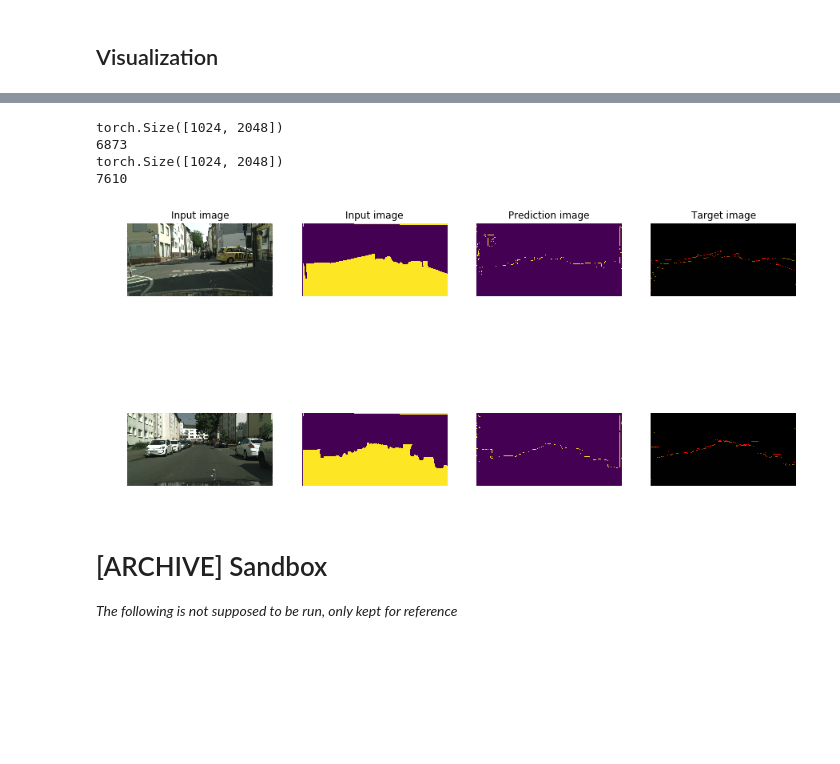
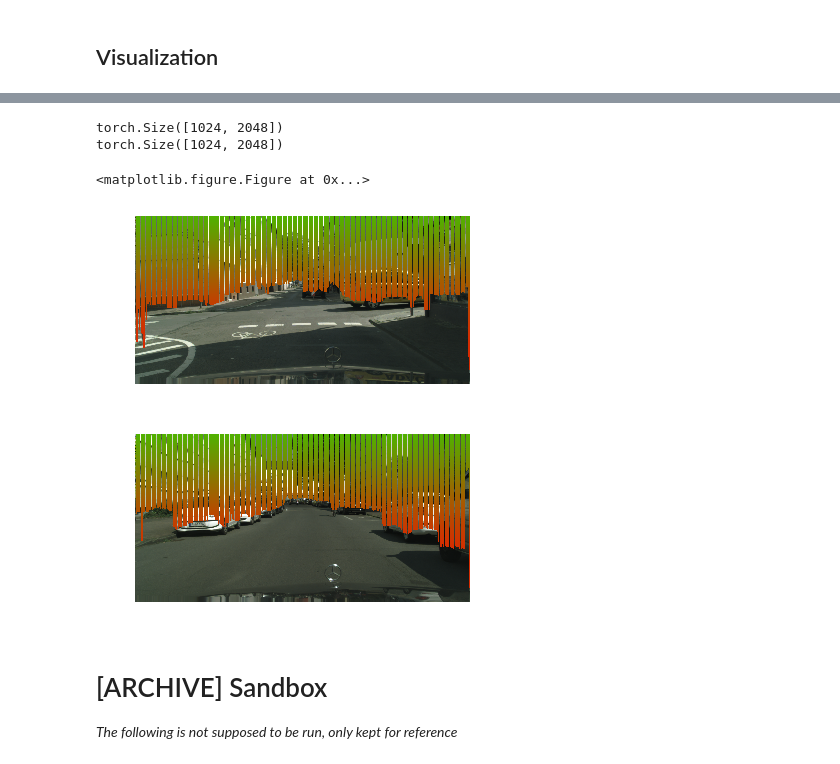
Before and after one commit to Zhuyue0324/dlcv1718, a Jupyter notebook: DL4CV_project.ipynb, the cells around one changed output, grey strips where cells are left out. Saved outputs shown, nothing was run; the diff lists cells and outputs as text; code cells hidden in the pictures; blank space fills up the shorter version.

Commit message:
Stixel visualization in progress

```diff
--- a/DL4CV_project.ipynb
+++ b/DL4CV_project.ipynb
@@ -300,88 +401,46 @@ KeyboardInterrupt:
 # %%
 NB_SAMPLE_IMGS = 2
-plt.figure(figsize=(15, 4 * NB_SAMPLE_IMGS))
+fig = plt.figure()
 OFFSET = SLICE_WIDTH - 2 * STRIDE
 for i in range (NB_SAMPLE_IMGS):
+    fig = plt.figure()
     x,y=DATA_VAL[i]
     inputs = x.unsqueeze(0)
     outputs = inputs[:,0:2,:,:].clone()
 
     for j in range (NUM_SLICES): #added
 
             inputs_temp = inputs[:, :, :, j*STRIDE : j*STRIDE + SLICE_WIDTH]   ### added
 
             if USE_GPU:
                 inputs_temp = inputs_temp.cuda()
 
             inputs_temp = Variable(inputs_temp)
             #print(outputs[:, :, :, i*STRIDE+OFFSET : (i+1)*STRIDE+OFFSET].shape)
             #print(NET(inputs_temp).data[:, :, :, OFFSET : STRIDE+OFFSET].shape)
             outputs[:, :, :, j*STRIDE+OFFSET : (j+1)*STRIDE+OFFSET]=\
             NET(inputs_temp).data[:, :, :, OFFSET : STRIDE+OFFSET]
     _, preds = torch.max(outputs, 1)
     pred = preds[0].cpu()
     print(pred.shape)
     img, target = x.numpy(), y.numpy()
-
-
-
-
-    # img
-    plt.subplot(NB_SAMPLE_IMGS, 4, i * 4 + 1)
+    red = reduce(target, ROAD_LABELS)
+    npred = pred.numpy()
+    es = edge_smoother(npred)
+    plt.subplot(1,1,1)
     plt.axis('off')
-    plt.imshow(img.transpose(1,2,0))
-    if i == 0:
-        plt.title("Input image")
-    """
-
-    # target
-    plt.subplot(NB_SAMPLE_IMGS, 4, i * 4 + 2)
-    plt.axis('off')
-    plt.imshow(lowest_non_road_color(img, target))
-    if i == 0:
-        plt.title("Target image")
-    """
-    # target reduced to 2 classes
-    plt.subplot(NB_SAMPLE_IMGS, 4, i * 4 + 2)
-    plt.axis('off')
-    red = reduce(target, ROAD_LABELS)
-    plt.imshow(red)
-    if i == 0:
-        plt.title("Input image")
-
-    # pred
-    npred = pred.numpy()
-    plt.subplot(NB_SAMPLE_IMGS, 4, i * 4 + 3)
-    plt.axis('off')
-    es = edge_smoother(npred)
-    plt.imshow(es)
-    if i == 0:
-        plt.title("Prediction image")
-
-    # comparison
-    plt.subplot(NB_SAMPLE_IMGS, 4, i * 4 + 4)
-    plt.axis('off')
-    comp = compare(red, es)
+    #comp = compare(red, es)
+    comp = stixel_bar(img, es, STRIDE)
     plt.imshow(comp)
-    if i == 0:
-        plt.title("Target image")
 
     # save it ==> TODO debug
-    IM = Image.fromarray((npred*255).astype('uint8'))
-    IM.save("pred_"+str(i)+".jpeg")
-    EG = Image.fromarray((es*255).astype('uint8'))
-    EG.save("canny_"+str(i)+".jpeg")
-    CP = Image.fromarray(comp)
-    CP.save("compare_"+str(i)+".jpeg")
-
-
-plt.show()
+    fig.savefig("compare_"+str(i)+".jpeg")
 # %% [output]
 torch.Size([1024, 2048])
-6873
 torch.Size([1024, 2048])
-7610
+<matplotlib.figure.Figure at 0x...>
-[figure, old version]
+[figure, new version]
+[figure, added]
 # %% [markdown]
 # [ARCHIVE] Sandbox
 
```
Also changed, not shown: parts of 2 cells of this notebook, 1 other file.
